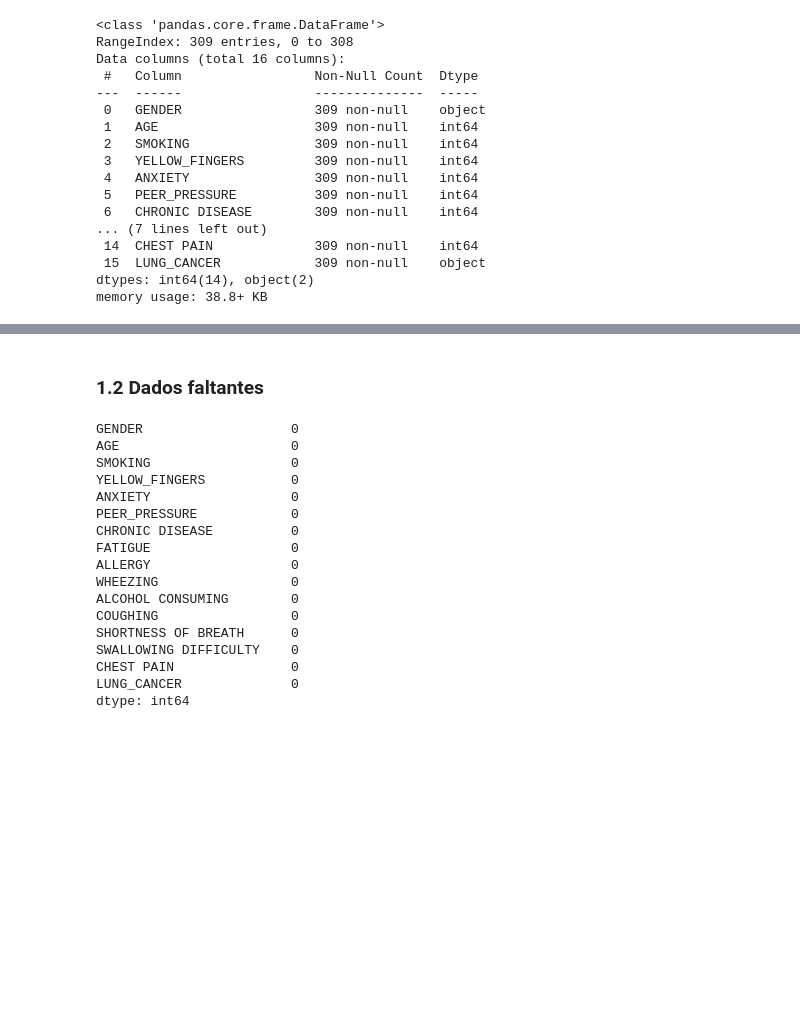
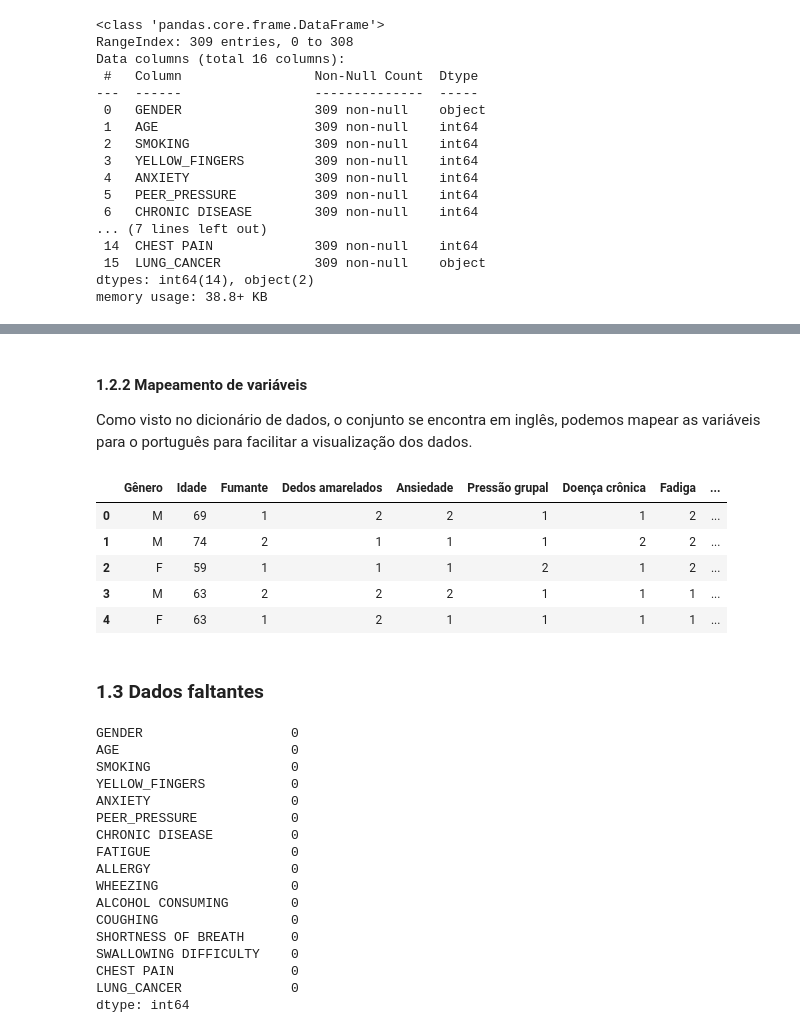
Before and after one commit to atlantico-academy/lung-cancer, a Jupyter notebook: notebooks/01-exploratory_data_analysis.ipynb, the cells around one changed output, grey strips where cells are left out. Drawn from its saved outputs; the diff is of its cells as text; code cells hidden in the pictures; blank space fills up the shorter version.

```diff
--- a/notebooks/01-exploratory_data_analysis.ipynb
+++ b/notebooks/01-exploratory_data_analysis.ipynb
@@ -49,5 +79,40 @@ memory usage: 38.8+ KB
+# %% [markdown]
+#### 1.2.2 Mapeamento de variáveis
+
+Como visto no dicionário de dados, o conjunto se encontra em inglês, podemos mapear as variáveis para o português para facilitar a visualização dos dados.
+# %%
+#Traduzindo as variáveis para o português
+df_view = df.copy()
+dict_columns = {
+    'GENDER': 'Gênero',
+    'AGE': 'Idade',
+    'SMOKING': 'Fumante',
+    'YELLOW_FINGERS': 'Dedos amarelados',
+    'ANXIETY': 'Ansiedade',
+    'PEER_PRESSURE' : 'Pressão grupal',
+    'CHRONIC DISEASE' : 'Doença crônica',
+    'FATIGUE ' : 'Fadiga',
+    'ALLERGY ' : 'Alergia',
+    'WHEEZING' :  'Pieira',
+    'ALCOHOL CONSUMING' : 'Consumo acoólico',
+    'COUGHING' : 'Tosse',
+    'SHORTNESS OF BREATH' : 'Falta de ar',
+    'SWALLOWING DIFFICULTY' : 'Dificuldade de ingestão',
+    'CHEST PAIN' : 'Dor torárica',
+    'LUNG_CANCER' : 'Câncer Pulmonar',
+}
+df_view.rename(columns=dict_columns, inplace=True)
+
+df_view.head()
+# %% [output]
+|  | Gênero | Idade | Fumante | Dedos amarelados | Ansiedade | Pressão grupal | Doença crônica | Fadiga | ... |
+| 0 | M | 69 | 1 | 2 | 2 | 1 | 1 | 2 | ... |
+| 1 | M | 74 | 2 | 1 | 1 | 1 | 2 | 2 | ... |
+| 2 | F | 59 | 1 | 1 | 1 | 2 | 1 | 2 | ... |
+| 3 | M | 63 | 2 | 2 | 2 | 1 | 1 | 1 | ... |
+| 4 | F | 63 | 1 | 2 | 1 | 1 | 1 | 1 | ... |
 # %% [markdown]
-### 1.2 Dados faltantes
+### 1.3 Dados faltantes
 # %%
 df.isnull().sum()
 # %% [output]
```
Also changed, not shown: parts of 26 cells of this notebook.
